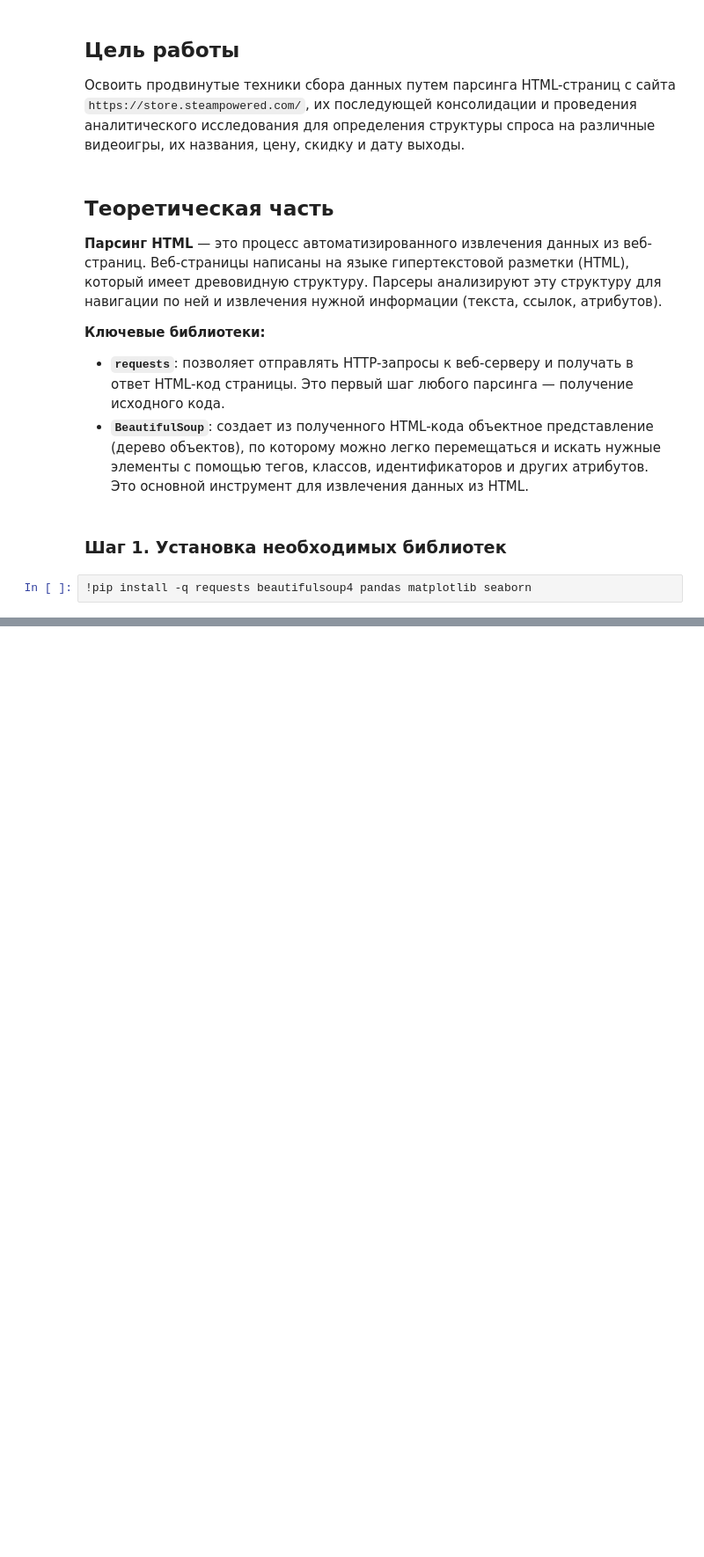
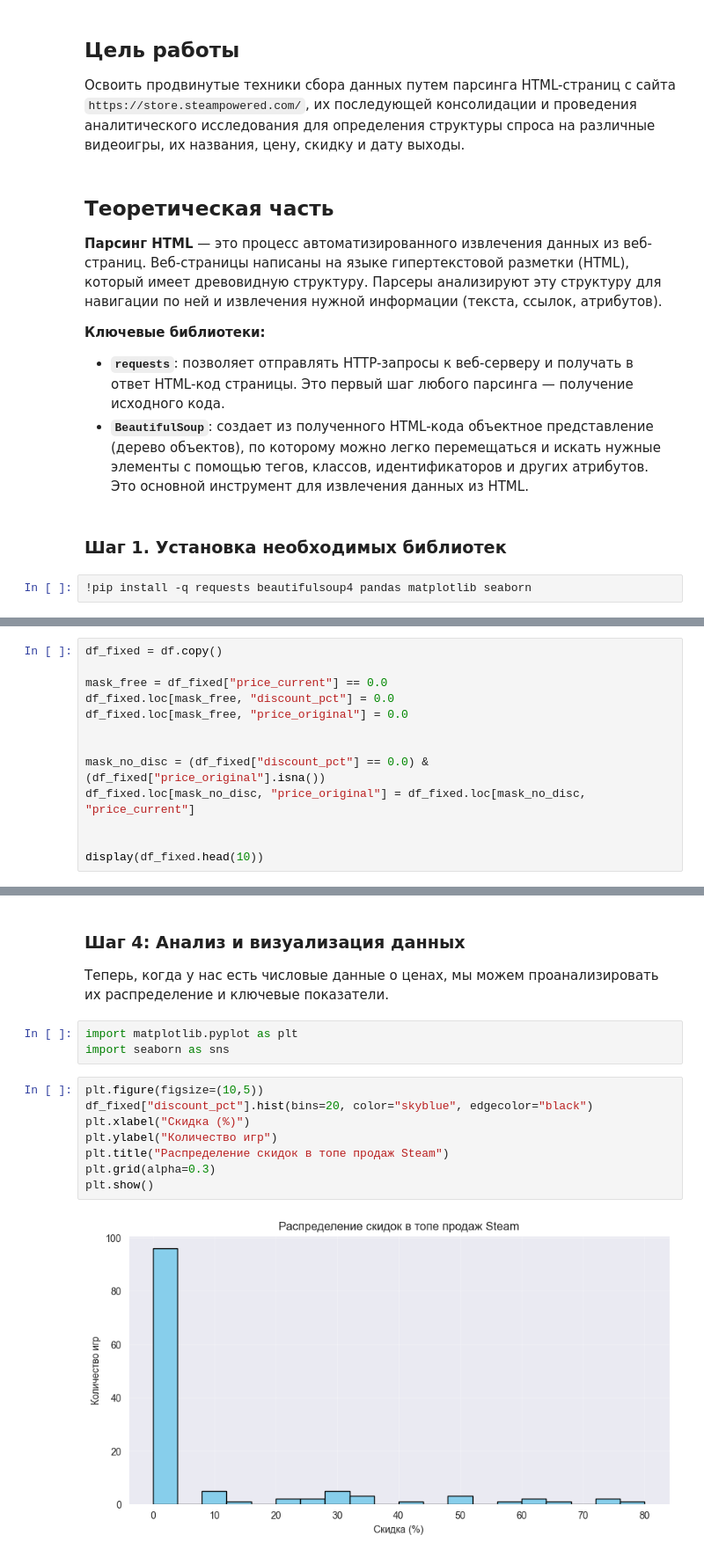
Before and after one commit to GoshaMareev/DataCollectionAndAnalytics, a Jupyter notebook: PW2_Parsing/PW_02_2025_студент.ipynb, the cells around one changed output, grey strips where cells are left out. Shown: that part at 88% size. Cells and saved outputs as stored; diff of their text form; blank space fills up the shorter version.

Commit message:
price + discount

```diff
--- a/PW2_Parsing/PW_02_2025_студент.ipynb
+++ b/PW2_Parsing/PW_02_2025_студент.ipynb
@@ -686,0 +356,13 @@ else:
+# %%
+df_fixed = df.copy()
+
+mask_free = df_fixed["price_current"] == 0.0
+df_fixed.loc[mask_free, "discount_pct"] = 0.0
+df_fixed.loc[mask_free, "price_original"] = 0.0
+
+
+mask_no_disc = (df_fixed["discount_pct"] == 0.0) & (df_fixed["price_original"].isna())
+df_fixed.loc[mask_no_disc, "price_original"] = df_fixed.loc[mask_no_disc, "price_current"]
+
+
+display(df_fixed.head(10))
@@ -686,0 +381,17 @@ else:
+# %% [markdown]
+### Шаг 4: Анализ и визуализация данных
+
+Теперь, когда у нас есть числовые данные о ценах, мы можем проанализировать их распределение и ключевые показатели.
+# %%
+import matplotlib.pyplot as plt
+import seaborn as sns
+# %%
+plt.figure(figsize=(10,5))
+df_fixed["discount_pct"].hist(bins=20, color="skyblue", edgecolor="black")
+plt.xlabel("Скидка (%)")
+plt.ylabel("Количество игр")
+plt.title("Распределение скидок в топе продаж Steam")
+plt.grid(alpha=0.3)
+plt.show()
+# %% [output]
+[figure, added]
```
Also changed, not shown: parts of 41 cells of this notebook.
